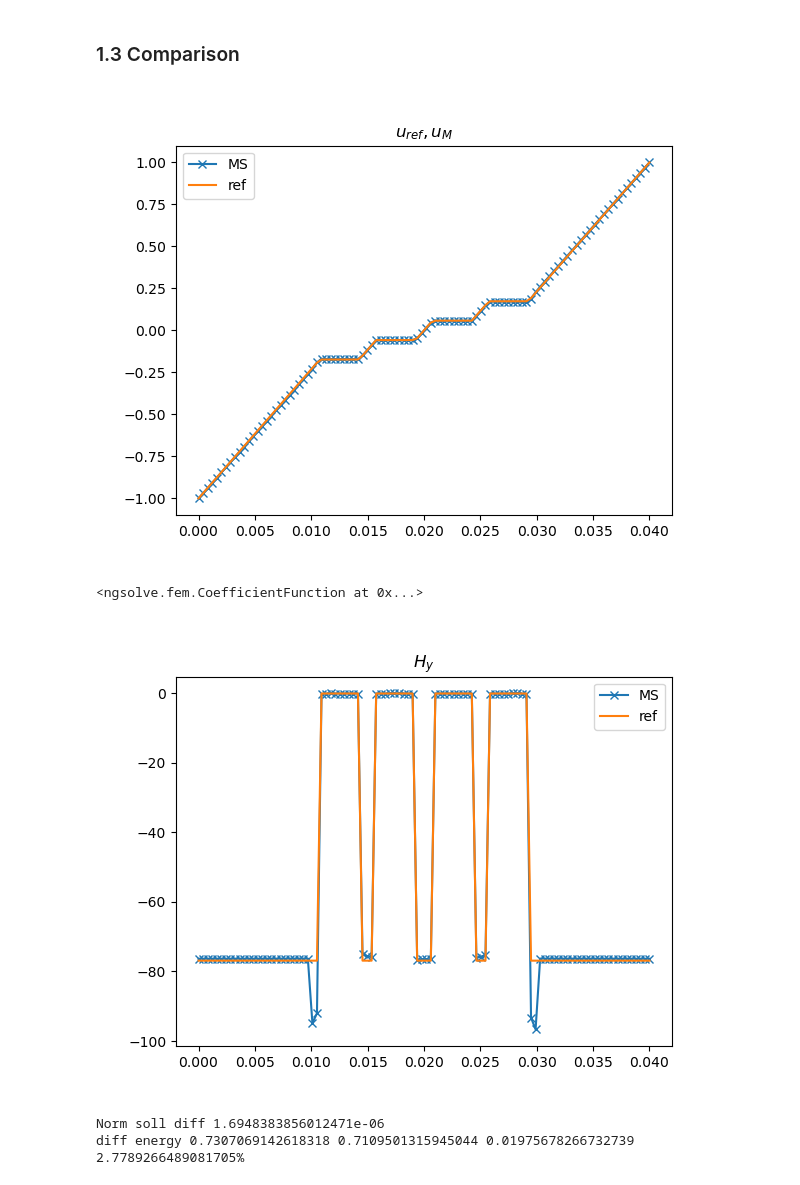
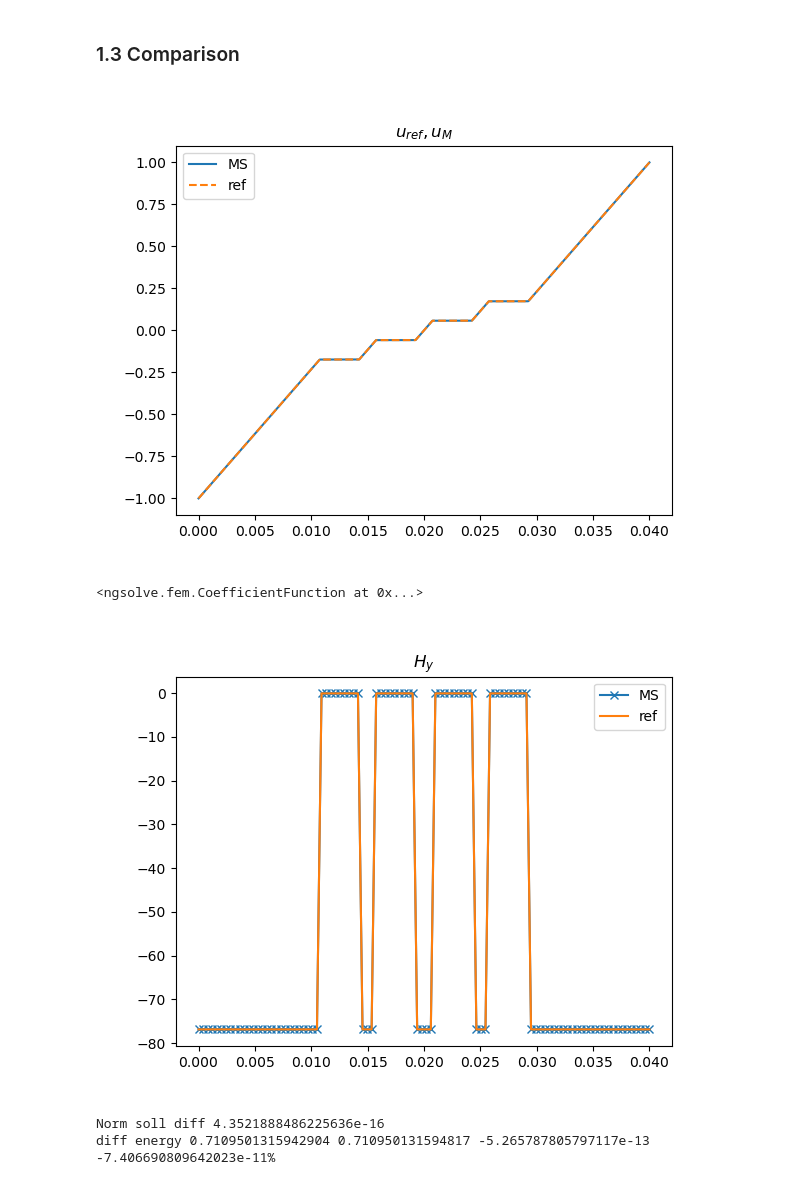
Before and after one commit to vhanser/ngsolveexample, a Jupyter notebook: content/multiscale/multiscale2DSmooth.ipynb, the cells around one changed output. Saved outputs shown, nothing was run; the diff lists cells and outputs as text; code cells hidden in the pictures.

```diff
--- a/content/multiscale/multiscale2DSmooth.ipynb
+++ b/content/multiscale/multiscale2DSmooth.ipynb
@@ -32,7 +37,7 @@ maxh_edges = d/numSheets*1/2 * 0.5
 ## 1. Only Smooth
 ### 1.1. Reference Solution Only Smooth
 # %%
-cMeshRef = mesh2DLaminates(D, d, ff, numSheets, multiscale=False, onlySmooth=True, maxh_edges=maxh_edges, fullProblemX=True, rotated=True, modelHalfAir=True)
+cMeshRef = mesh2DLaminates(D, d, ff, numSheets, multiscale=False, onlySmooth=True, maxh_edges=maxh_edges, fullProblemX=True, rotated=True, modelHalfAir=modelHalfAir)
 meshRef = cMeshRef.mesh
 print("Boundaries", set(meshRef.GetBoundaries()))
 print("Materials", set(meshRef.GetMaterials()))
@@ -110,16 +115,17 @@ cl_Phi.modelHalfAir = modelHalfAir
 cl_Phi.orientation = 1
 
 
-def calcMultiscale(useGradients=True, darwPhis=True):
+def calcMultiscale(useGradients=True, drawPhis=True):
 
+    smoothbnd = "itop|ibottom"
     # microshape functions
     orderPhi = [
-            cl_Phi(1, fes_order=order0, material="multiscale", dirichlet="", useGradients=False),
+            cl_Phi(1, fes_order=order0, material="multiscale", dirichlet="", useGradients=useGradients),
             # cl_Phi(2, fes_order=order0, material="multiscale", dirichlet="", inAir=False, modelHalfAir=False),
             # cl_Phi(2, fes_order=order0, material="multiscale", dirichlet="", inIron=False, modelHalfAir=False),
         ]
 
-    if darwPhis:
+    if drawPhis:
         cl_Phi.plotEvaluated(orderPhi)
 
     VSpace = []
@@ -145,13 +151,26 @@ def calcMultiscale(useGradients=True, darwPhis=True):
     a += lambda1  * grad(cl_gradgradMS.trials[0]) * grad(cl_gradgradMS.tests[0]) * dx("outer")
     a += getIntegrand4BFI(cl_gradgradMS.gradu, cl_gradgradMS.gradv, lambda2, lambda1, force_full_Phi=True) * dx("multiscale")
 
+    alpha = 3.5
+    h = specialcf.mesh_size
+    slice_inner = slice(0, len(cl_gradgradMS.gradu))
+    # couple u
+    if False:
+        #[u][v]
+        # tmp = slice(1, )
+        a += alpha*order0**2/h  * getIntegrand4BFI(cl_gradgradMS.u[slice_inner], cl_gradgradMS.v[slice_inner],  1, 1, force_full_Phi=True, )  *ds(smoothbnd)
+        a += -alpha*order0**2/h  * getIntegrand4BFI(cl_gradgradMS.u[slice_inner], cl_gradgradMS.v[:1],  1, 1, force_full_Phi=True)  *ds(smoothbnd)
+        a += alpha*order0**2/h  * getIntegrand4BFI(cl_gradgradMS.u[:1], cl_gradgradMS.v[:1],  1, 1, force_full_Phi=True)  *ds(smoothbnd)
+        a += -alpha*order0**2/h  * getIntegrand4BFI(cl_gradgradMS.u[:1], cl_gradgradMS.v[slice_inner],  1, 1, force_full_Phi=True)  *ds(smoothbnd)
 
-    # h = specialcf.mesh_size
-    # um = sum([cl_gradgradMS.u[i][0] * cl_gradgradMS.u[i][1] for i in range(len(cl_gradgradMS.u))])
-    # vm = sum([cl_gradgradMS.v[i][0] * cl_gradgradMS.v[i][1] for i in range(len(cl_gradgradMS.v))])
-    # if True:
-    #     # a += 4*order0**2/h * (um - cl_gradgradMS.trials[0])* (vm - cl_gradgradMS.tests[0]) * ds("ileft|iright", skeleton=True)
-    #     a += 4*order0**2/h * (um - cl_gradgradMS.trials[0])* (vm - cl_gradgradMS.tests[0]) * ds("ileft_outer|iright_outer")
+
+    # couple fluxes
+    if False:
+        # [dn u] [ dn v]
+        a += alpha*order0**2/h  * getIntegrand4BFI(cl_gradgradMS.gradu_trace_n[slice_inner], cl_gradgradMS.gradv_trace_n[slice_inner],  lambda2, lambda1, force_full_Phi=True)  *ds(smoothbnd)
+        a += -alpha*order0**2/h  * getIntegrand4BFI(cl_gradgradMS.gradu_trace_n[slice_inner], cl_gradgradMS.gradv_trace_n[:1],  lambda2, lambda1, force_full_Phi=True)  *ds(smoothbnd)
+        a += alpha*order0**2/h  * getIntegrand4BFI(cl_gradgradMS.gradu_trace_n[:1], cl_gradgradMS.gradv_trace_n[:1],  lambda2, lambda1, force_full_Phi=True)  *ds(smoothbnd)
+        a += -alpha*order0**2/h  * getIntegrand4BFI(cl_gradgradMS.gradu_trace_n[:1], cl_gradgradMS.gradv_trace_n[slice_inner],  lambda2, lambda1, force_full_Phi=True)  *ds(smoothbnd)
 
 
 
@@ -170,7 +189,8 @@ def calcMultiscale(useGradients=True, darwPhis=True):
 
 
 
-sol_MS, sol_pack_MS, sol_comp_MS, H_comp, energy_MS, cl_gradgradMS = calcMultiscale(False, darwPhis=False)
-print(energy_MS)
+sol_MS, sol_pack_MS, sol_comp_MS, H_comp, energy_MS, cl_gradgradMS = calcMultiscale(useGradients=False, drawPhis=True)
+print("energy", energy_MS, energy_ref)
 print(Integrate(Norm(sum(sol_comp_MS) - sol_ref), meshRef))
+print(cl_gradgradMS.ansatz)
 # %% [output]
@@ -193,7 +228,7 @@ BaseWebGuiScene
 ### 1.3 Comparison
 # %%
 
-plt.ioff()
+
 start = -d/2*1.01
 end = -d/2*0.9
 
@@ -201,21 +236,20 @@ end = -d/2*0.9
 # end = d/2*1.02
 
 
-plt.figure(1)
+plt.figure(2)
 start = -D/2
 end = D/2
 
 
 
-
-evalOnLine(sum(sol_comp_MS) , meshRef, [0, start, 0], [0, end, 0], plot=True, ls='-', marker="x", clear=True, label="MS", show=False, N=100);
-evalOnLine(sol_ref , meshRef, [0, start, 0], [0, end, 0], plot=True, ls='-', marker="", show=False, clear=False, label="ref", N = 100, title=r"$u_{ref}, u_{M}$");
+evalOnLine(sum(sol_comp_MS) , meshRef, [0, start, 0], [0, end, 0], plot=True, ls='-', marker="", clear=True, label="MS", show=False, N=1000);
+evalOnLine(sol_ref , meshRef, [0, start, 0], [0, end, 0], plot=True, ls='--', marker="", show=False, clear=False, label="ref", N = 1000, title=r"$u_{ref}, u_{M}$");
 
 
 plt.legend()
 plt.show()
 # %% [output]
-[figure, old version]
+[figure, new version]
 # %%
 energy =  Integrate(getIntegrand4BFI(cl_gradgradMS.gradsol_pack, cl_gradgradMS.gradsol_pack, lambda2, lambda1), meshMS,
                                                 definedon=meshMS.Materials("multiscale"))
@@ -226,20 +260,20 @@ cl_gradgradMS.gradsol_pack[0][0]
 # %%
 start = -D/2
 end = D/2
 
 
-plt.figure(2)
+plt.figure(3)
 evalOnLine(sum(H_comp)[1] , meshRef, [0, start, 0], [0, end, 0], plot=True, ls='-', marker="x", clear=True, label="MS", show=False, N=100, title=r"$H_y$");
 evalOnLine(-grad(sol_ref)[1] , meshRef, [0, start, 0], [0, end, 0], plot=True, ls='-', marker="", show=False, clear=False, label="ref", N = 100, title=r"$H_y$");
 
 
 plt.legend()
 plt.show()
 # %% [output]
-[figure, old version]
+[figure, new version]
 # %%
 print("Norm soll diff", Integrate(Norm(sum(sol_comp_MS) - sol_ref), meshRef))
 print("diff energy", energy_MS, energy_ref, energy_MS - energy_ref, f"{(energy_MS - energy_ref)/energy_ref * 100}%" )
 # %% [output]
-Norm soll diff 1.6948383856012471e-06
-diff energy 0.7307069142618318 0.7109501315945044 0.01975678266732739 2.7789266489081705%
+Norm soll diff 4.3521888486225636e-16
+diff energy 0.7109501315942904 0.710950131594817 -5.265787805797117e-13 -7.406690809642023e-11%
```
Also changed, not shown: parts of 9 cells of this notebook, 5 other files.
